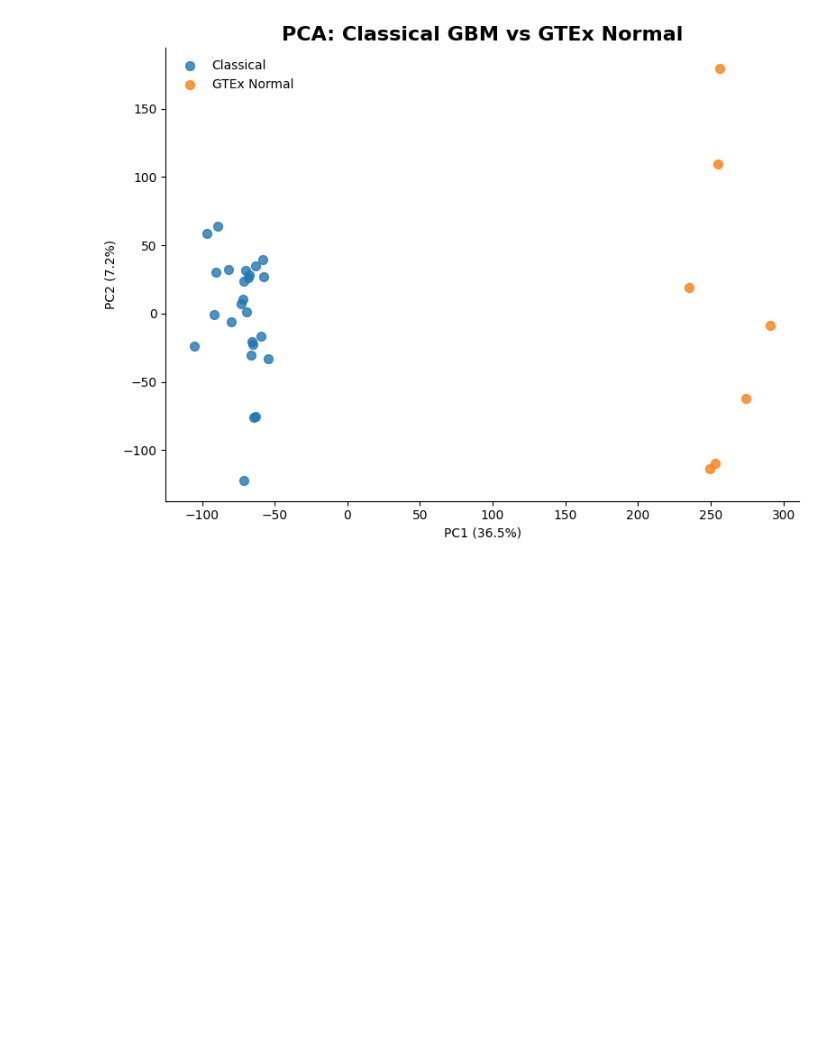
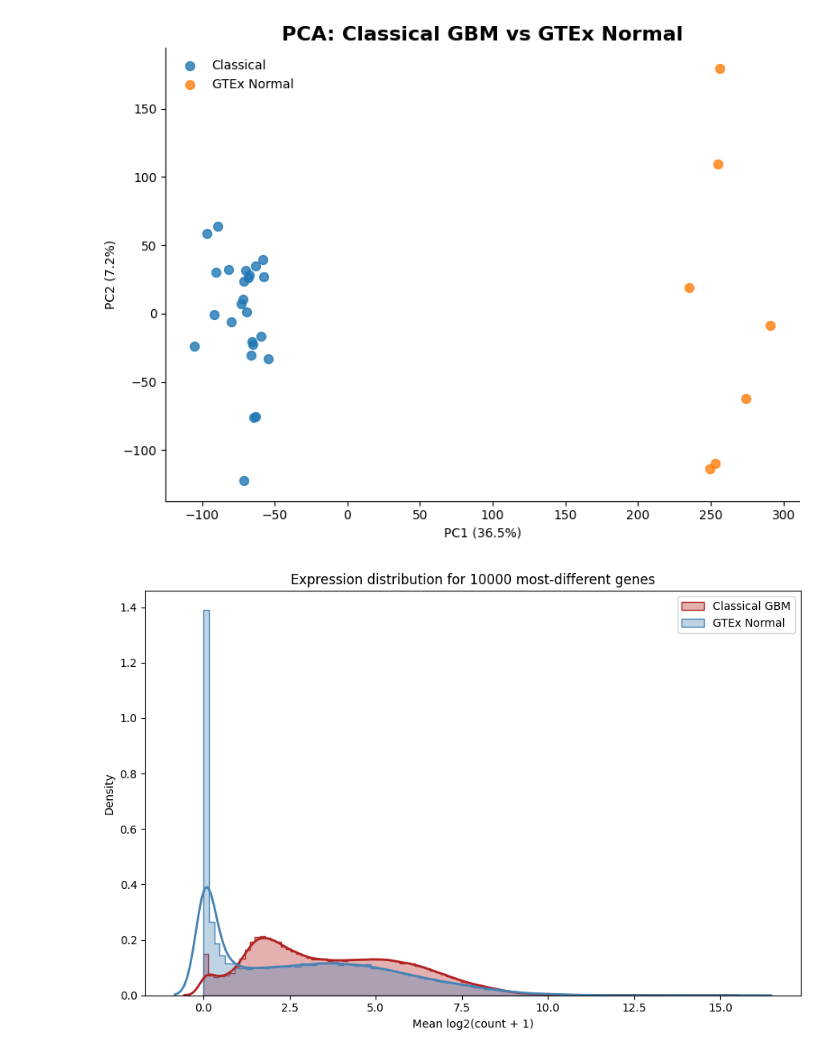
Before and after one commit to namtu06/BIO_RA, a Jupyter notebook: notebooks/NEW_02_02_QC.ipynb, the cells around one changed output. Drawn from its saved outputs; the diff is of its cells as text; code cells hidden in the pictures; blank space fills up the shorter version.

```diff
--- a/notebooks/NEW_02_02_QC.ipynb
+++ b/notebooks/NEW_02_02_QC.ipynb
@@ -1555,3 +1555,90 @@ Proneural: (55617, 29)
 Mesenchymal: (55617, 39)
 GTEx: (55617, 7)
 [figure]
+# %%
+import numpy as np
+import matplotlib.pyplot as plt
+import seaborn as sns
+
+
+# ============================================================
+# OVERLAID EXPRESSION DISTRIBUTIONS FOR MOST DIFFERENT GENES
+# ============================================================
+
+# Normalize counts within each sample, then transform expression
+# values for a comparable visualization scale.
+classical_library_sizes = classical_counts.sum(axis=0)
+gtex_library_sizes = gtex_counts.sum(axis=0)
+
+classical_log_cpm = np.log2(
+    classical_counts.div(classical_library_sizes, axis=1) * 1e6 + 1
+)
+
+gtex_log_cpm = np.log2(
+    gtex_counts.div(gtex_library_sizes, axis=1) * 1e6 + 1
+)
+
+# Select genes with the largest absolute difference in mean expression.
+mean_expression_difference = (
+    classical_log_cpm.mean(axis=1)
+    - gtex_log_cpm.mean(axis=1)
+).abs()
+
+n_top = 10000
+
+top_genes = mean_expression_difference.nlargest(n_top).index
+
+classical_expression = classical_log_cpm.loc[
+    top_genes
+].to_numpy().ravel()
+
+gtex_expression = gtex_log_cpm.loc[
+    top_genes
+].to_numpy().ravel()
+
+plt.figure(figsize=(9, 6))
+
+sns.histplot(
+    classical_expression,
+    bins=100,
+    stat="density",
+    color="firebrick",
+    alpha=0.35,
+    element="step",
+    fill=True,
+    label="Classical GBM"
+)
+
+sns.histplot(
+    gtex_expression,
+    bins=100,
+    stat="density",
+    color="steelblue",
+    alpha=0.35,
+    element="step",
+    fill=True,
+    label="GTEx Normal"
+)
+
+sns.kdeplot(
+    classical_expression,
+    color="firebrick",
+    linewidth=2,
+    warn_singular=False
+)
+
+sns.kdeplot(
+    gtex_expression,
+    color="steelblue",
+    linewidth=2,
+    warn_singular=False
+)
+
+plt.xlabel("Mean log2(count + 1)")
+plt.ylabel("Density")
+plt.title(f"Expression distribution for {n_top} most-different genes")
+plt.legend()
+plt.tight_layout()
+plt.show()
+# %% [output]
+[figure, added]
```
Also changed, not shown: parts of 1 cell of this notebook, 5 other files.
